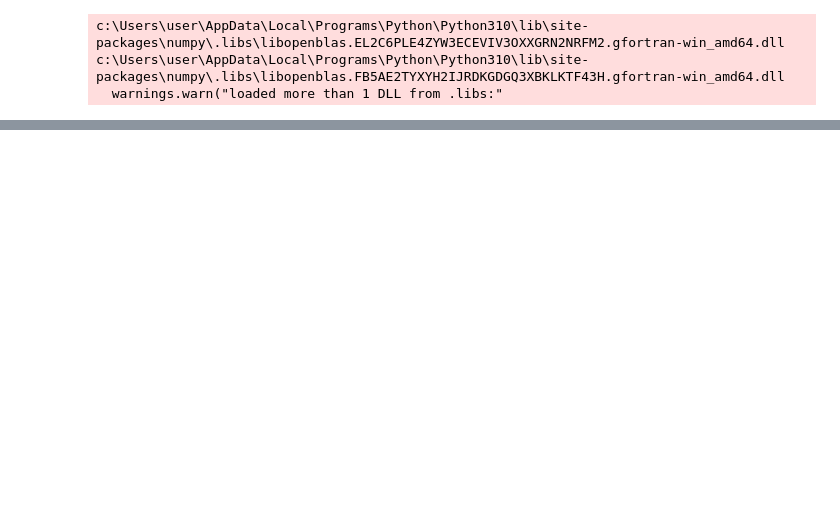
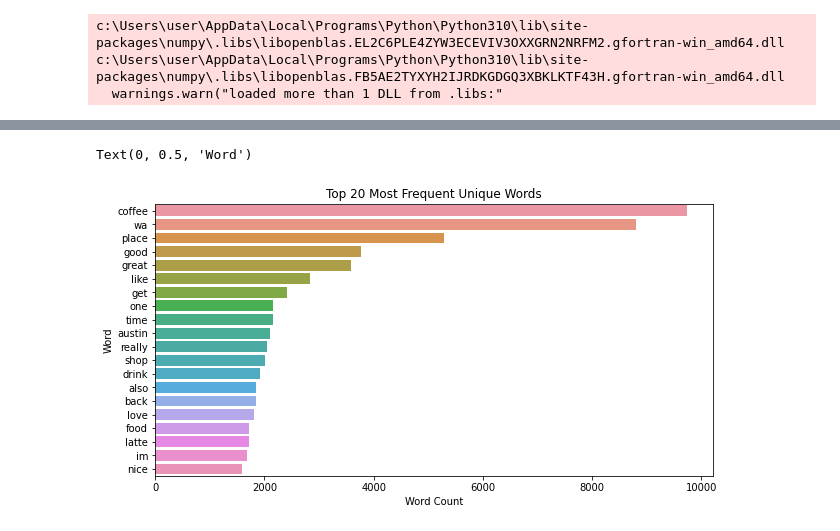
Before and after one commit to Popusa/sentiment-analysis-yelp, a Jupyter notebook: code/sentiment_analysis.ipynb, the cells around one changed output, grey strips where cells are left out. Drawn from its saved outputs; the diff is of its cells as text; code cells hidden in the pictures; blank space fills up the shorter version.

```diff
--- a/code/sentiment_analysis.ipynb
+++ b/code/sentiment_analysis.ipynb
@@ -24,0 +57,12 @@ df
+# %%
+# Count the number of occurrences of each unique word and create a bar chart of the top 20 most frequent unique words
+unique_word_count = review_text_no_stop_words.str.split(expand=True).stack().value_counts()
+top_unique_words = unique_word_count.loc[unique_word_count.index.isin(unique_words)].head(20)
+plt.figure(figsize=(10, 5))
+sns.barplot(x=top_unique_words.values, y=top_unique_words.index)
+plt.title('Top 20 Most Frequent Unique Words')
+plt.xlabel('Word Count')
+plt.ylabel('Word')
+# %% [output]
+Text(0, 0.5, 'Word')
+[figure, added]
```
Also changed, not shown: parts of 8 cells of this notebook, 3 other files.
